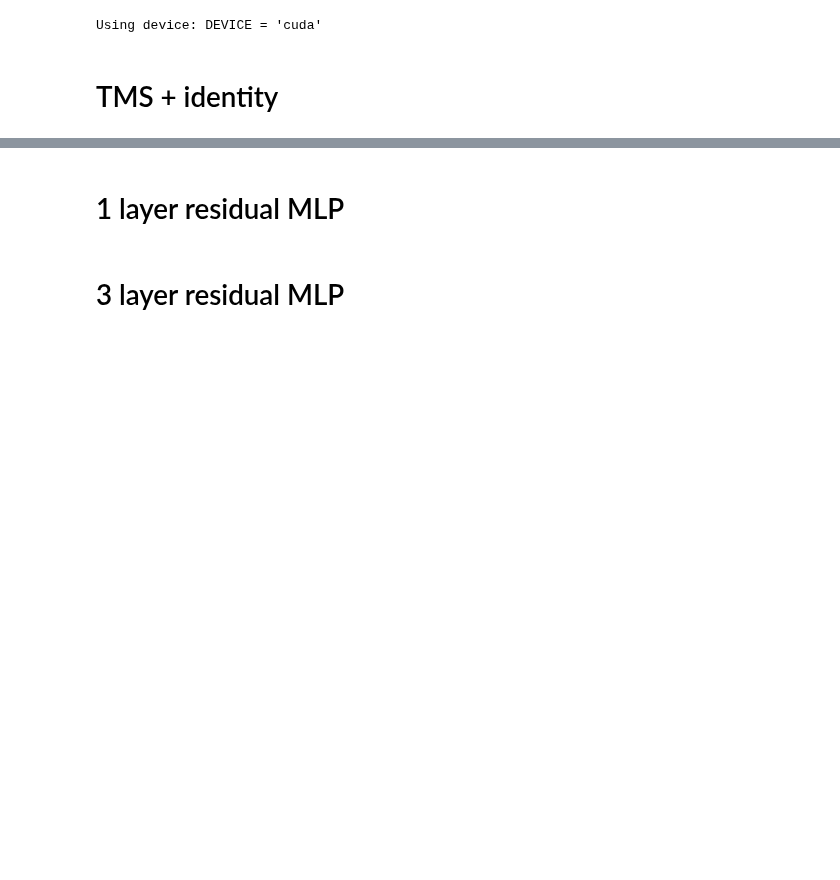
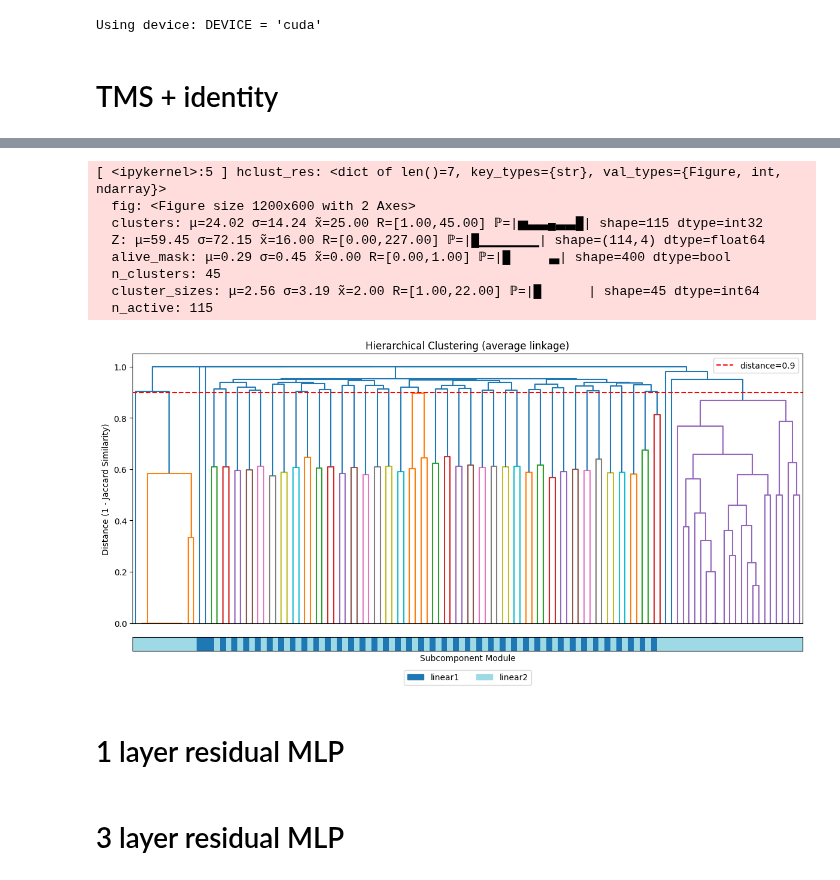
Before and after one commit to mivanit/apd, a Jupyter notebook: notebooks/mivanit/dev_grouping.ipynb, the cells around one changed output, grey strips where cells are left out. Cells and saved outputs as stored; diff of their text form; code cells hidden in the pictures; blank space fills up the shorter version.

```diff
--- a/notebooks/mivanit/dev_grouping.ipynb
+++ b/notebooks/mivanit/dev_grouping.ipynb
@@ -30,7 +44,7 @@ Using device: DEVICE = 'cuda'
 # %% [markdown]
 # TMS + identity
 # %%
-coactivations_tms: CoactivationResults = get_coactivations(
+coactivations_tms: CoactivationResultsGroup = get_coactivations(
     model_path=Path("../data/tms-decomp/model_40000.pth"),
     dataset_cls=SparseFeatureDataset,
     dataset_kwargs=dict(
@@ -41,7 +55,7 @@ coactivations_tms: CoactivationResults = get_coactivations(
         module_groups=[["linear1", "linear2"]],
     ),
     device=DEVICE,
-)
+)["group_0"]
 # %%
 dbg_auto(coactivations_tms);
 # %% [output]
@@ -79,14 +86,19 @@ plt.yscale("log")
 # %%
-_, tms_clusters, tms_Z, tms_alive_mask = plot_clustering_from_results(
+hclust_res = plot_clustering_from_results(
     results=coactivations_tms,
 )
 
-# dbg_tensor(tms_clusters)
-# dbg_tensor(tms_alive_mask);
-
-from muutils.dbg import tensor_info
-
-print(tensor_info(tms_clusters))
+dbg_auto(hclust_res);
+# %% [output]
+[ <ipykernel>:5 ] hclust_res: <dict of len()=7, key_types={str}, val_types={Figure, int, ndarray}>
+  fig: <Figure size 1200x600 with 2 Axes>
+  clusters: μ=24.02 σ=14.24 x̃=25.00 R=[1.00,45.00] ℙ=|▅▃▃▄▃▃█| shape=115 dtype=int32
+  Z: μ=59.45 σ=72.15 x̃=16.00 R=[0.00,227.00] ℙ=|█▁▁▁▁▁▁| shape=(114,4) dtype=float64
+  alive_mask: μ=0.29 σ=0.45 x̃=0.00 R=[0.00,1.00] ℙ=|█     ▃| shape=400 dtype=bool
+  n_clusters: 45
+  cluster_sizes: μ=2.56 σ=3.19 x̃=2.00 R=[1.00,22.00] ℙ=|█      | shape=45 dtype=int64
+  n_active: 115
+[figure, added]
 # %%
 def get_embedding_vis() -> str:
     import requests
```
Also changed, not shown: parts of 4 cells of this notebook, 1 other file.
